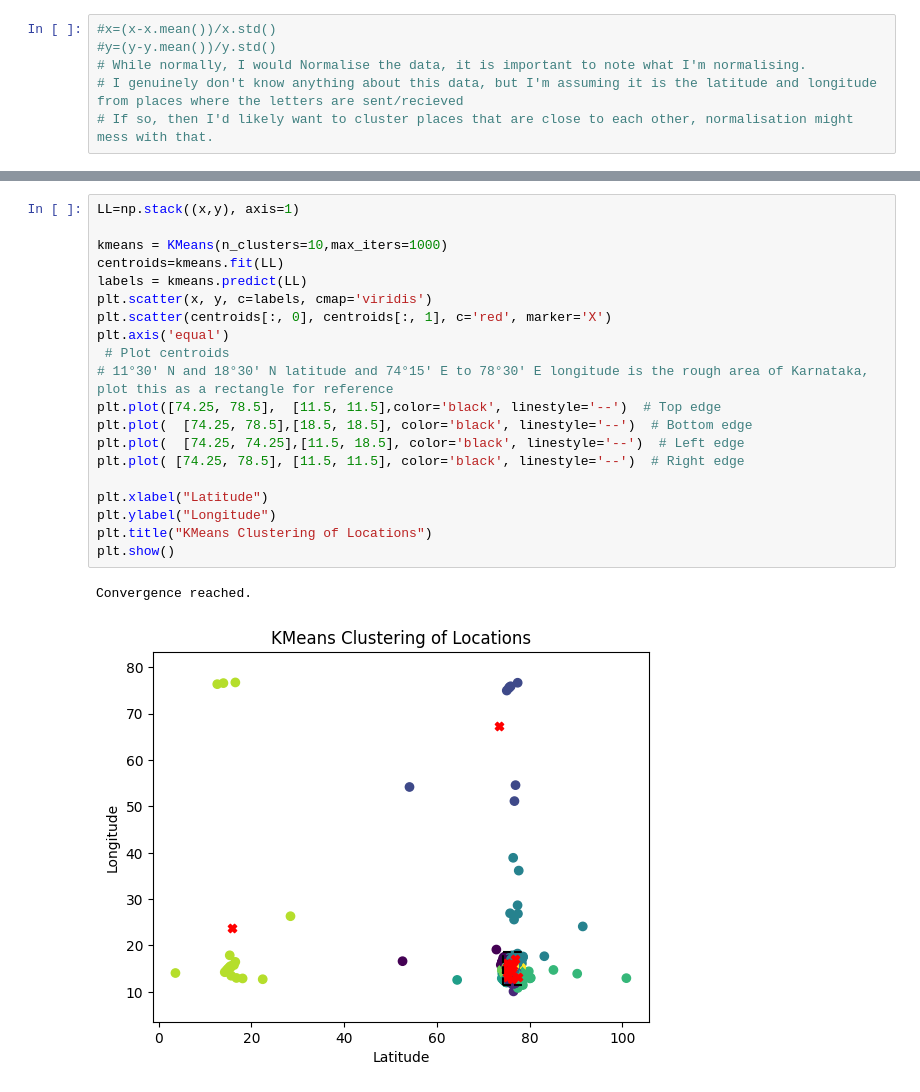
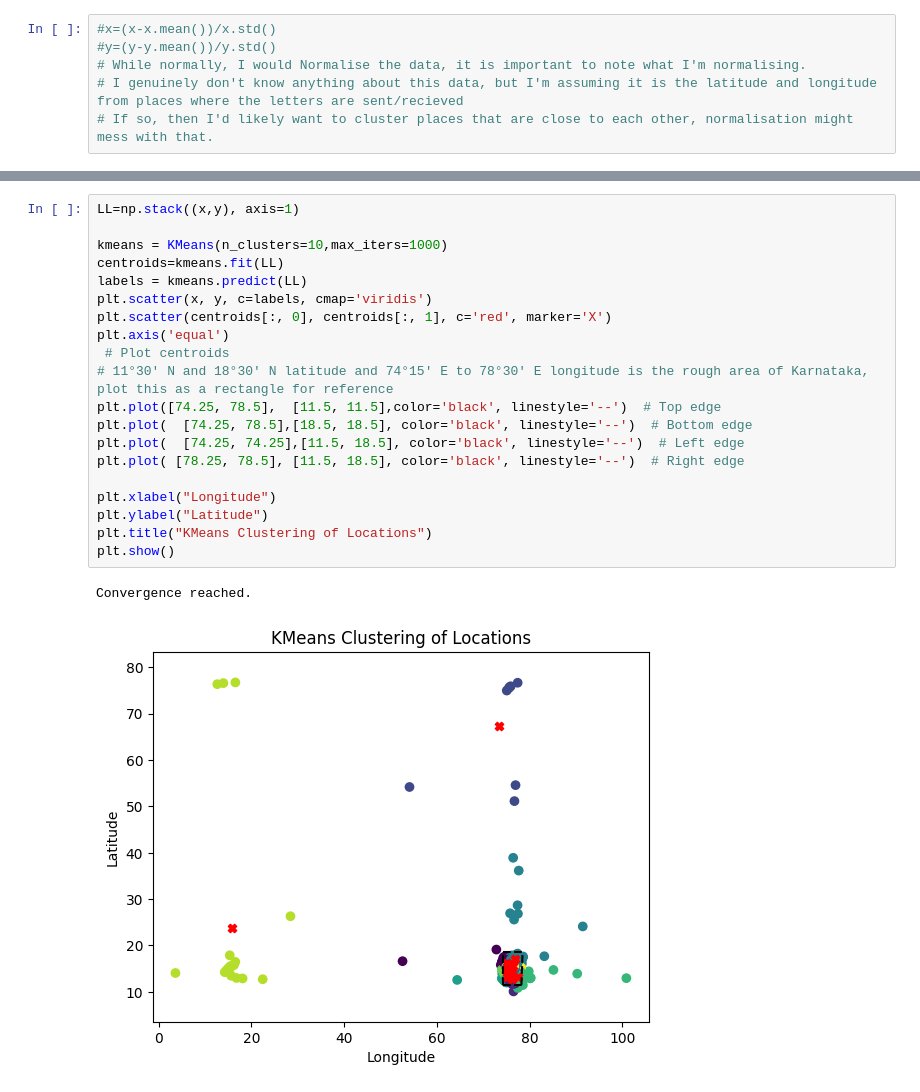
Before and after one commit to Aneeshshastri/Epoch_Spring_Camp, a Jupyter notebook: KMeansTask/KMeansClustering.ipynb, the cells around one changed output, grey strips where cells are left out. Drawn from its saved outputs; the diff is of its cells as text.

```diff
--- a/KMeansTask/KMeansClustering.ipynb
+++ b/KMeansTask/KMeansClustering.ipynb
@@ -195,26 +197,26 @@ class KMeans:
 # %%
 LL=np.stack((x,y), axis=1)
 
 kmeans = KMeans(n_clusters=10,max_iters=1000)
 centroids=kmeans.fit(LL)
 labels = kmeans.predict(LL)
 plt.scatter(x, y, c=labels, cmap='viridis')
 plt.scatter(centroids[:, 0], centroids[:, 1], c='red', marker='X')
 plt.axis('equal')
  # Plot centroids
 # 11°30' N and 18°30' N latitude and 74°15' E to 78°30' E longitude is the rough area of Karnataka, plot this as a rectangle for reference
 plt.plot([74.25, 78.5],  [11.5, 11.5],color='black', linestyle='--')  # Top edge
 plt.plot(  [74.25, 78.5],[18.5, 18.5], color='black', linestyle='--')  # Bottom edge
 plt.plot(  [74.25, 74.25],[11.5, 18.5], color='black', linestyle='--')  # Left edge
-plt.plot( [74.25, 78.5], [11.5, 11.5], color='black', linestyle='--')  # Right edge
+plt.plot( [78.25, 78.5], [11.5, 18.5], color='black', linestyle='--')  # Right edge
 
-plt.xlabel("Latitude")
-plt.ylabel("Longitude")
+plt.xlabel("Longitude")
+plt.ylabel("Latitude")
 plt.title("KMeans Clustering of Locations")
 plt.show()
 # %% [output]
 Convergence reached.
-[figure, old version]
+[figure, new version]
 # %%
 """Let's concern ourselves with only the intrastate clustering"""
 plt.figure()
```
Also changed, not shown: parts of 2 cells of this notebook.
